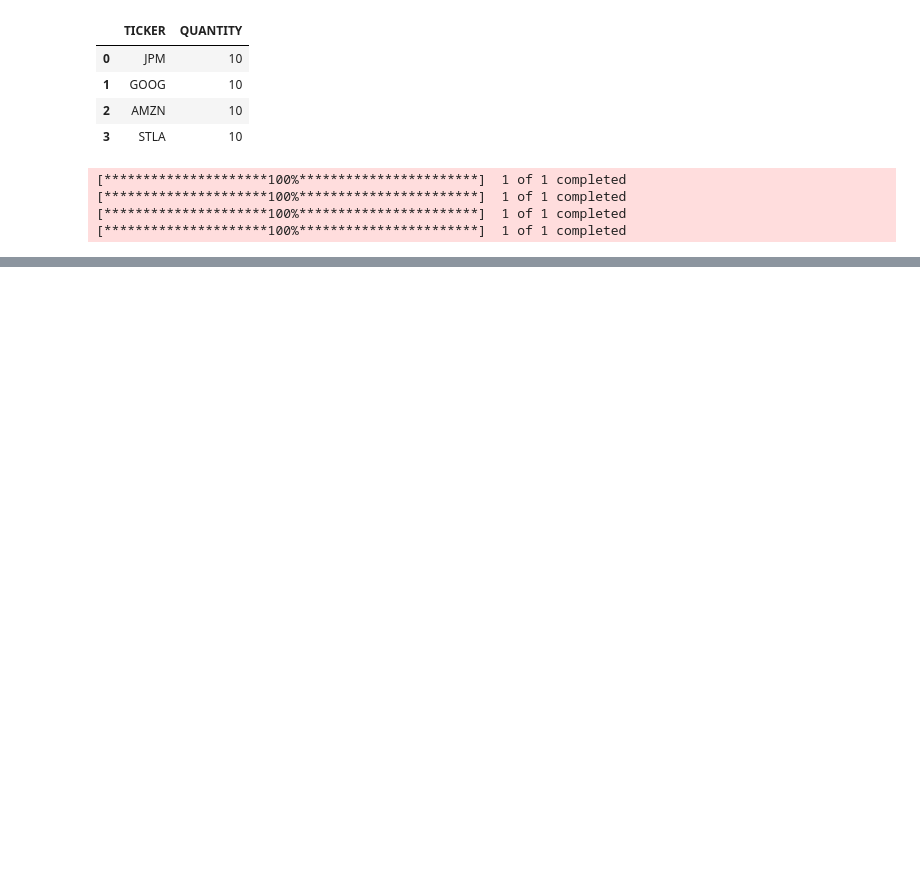
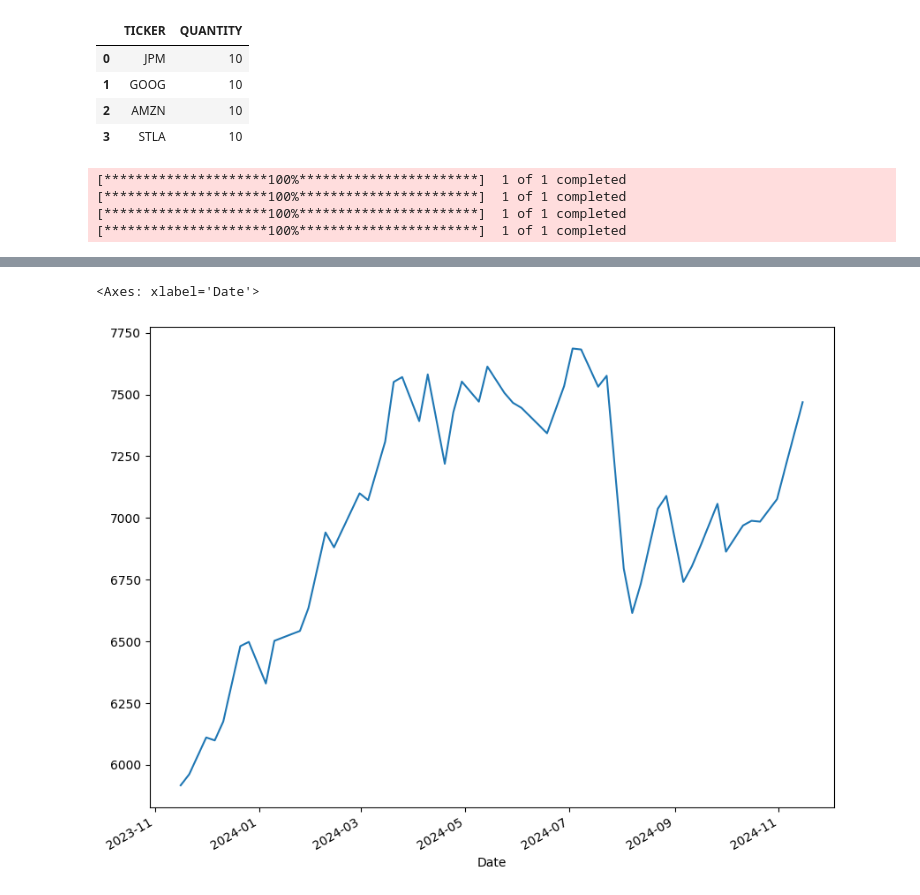
Before and after one commit to apakr/portfolio_analyzer, a Jupyter notebook: monte_scratchwork.ipynb, the cells around one changed output, grey strips where cells are left out. Drawn from its saved outputs; the diff is of its cells as text; code cells hidden in the pictures; blank space fills up the shorter version.

```diff
--- a/monte_scratchwork.ipynb
+++ b/monte_scratchwork.ipynb
@@ -91,0 +95,3 @@ og_alloc
+# %%
+for tickers in portf.iloc[:,0]:
+    retdf.insert(retdf.columns.get_loc(tickers)+2,tickers+ " Pos Value", retdf[tickers+" Normalized Return"]*portf.iloc[np.where(portf == "JPM")[0][0]]["ORIGINAL_VALUE"])
@@ -91,0 +118,8 @@ og_alloc
+# %%
+portf_val = pd.DataFrame()
+for ticker in portf.iloc[:,0]:
+
+    portf_val[ticker + " Position Value"] = retdf[ticker + " Pos Value"]
+    print(portf_val[ticker + " Position Value"].head(1))
+    print(retdf[ticker + " Pos Value"].head(1))
+# portf_val["Total"] = portf_val.sum(axis=1)
@@ -91,0 +154,8 @@ og_alloc
+# %%
+# plot the portfolio!!
+import matplotlib.pyplot as plt
+%matplotlib inline
+portf_val["Total"].plot(figsize=(10,8))
+# %% [output]
+<Axes: xlabel='Date'>
+[figure, added]
```
Also changed, not shown: parts of 17 cells of this notebook.
